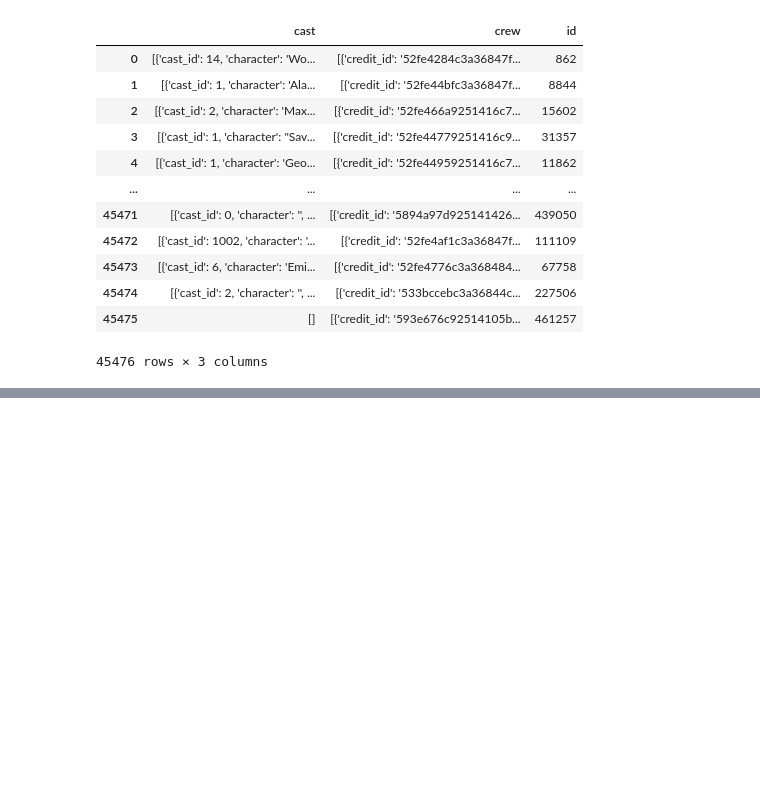
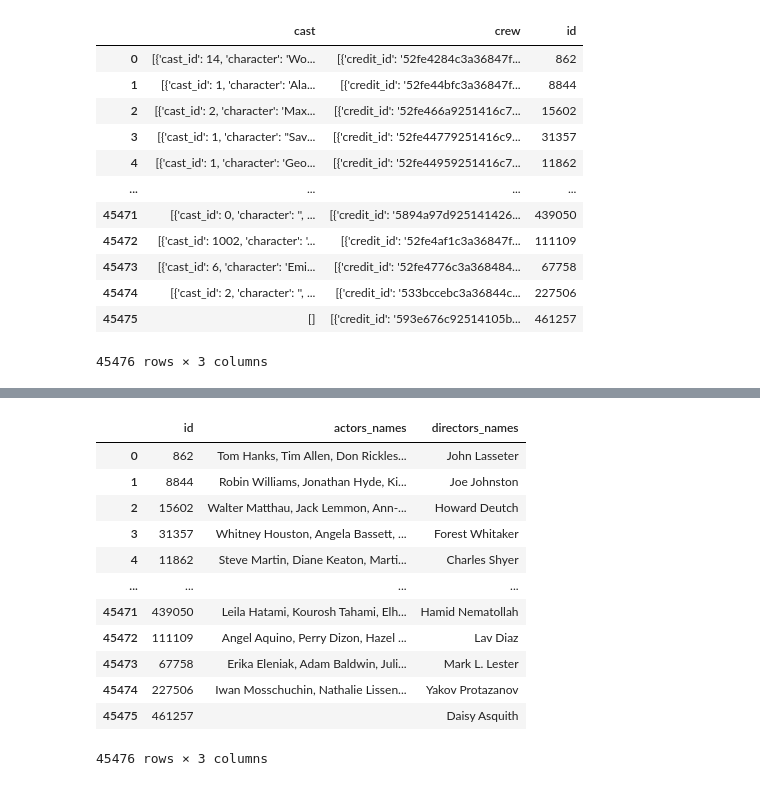
Before and after one commit to JulietaTrimarchi/primer-proyecto, a Jupyter notebook: ETL.ipynb, the cells around one changed output, grey strips where cells are left out. Saved outputs shown, nothing was run; the diff lists cells and outputs as text; code cells hidden in the pictures; blank space fills up the shorter version.

```diff
--- a/ETL.ipynb
+++ b/ETL.ipynb
@@ -463,0 +564,19 @@ dataset_credits
+# %%
+# Crearé una función con el fin de crear una columna que contenga sólo los nombres de actores asociados a cada película
+
+def extract_names(cast_list: list[dict[str, str]]) -> str:
+
+    """Extrae los nombres de actores de una lista de diccionarios y los une en una cadena.
+
+    Args:
+        cast_list (list[dict[str, str]]): Lista de diccionarios donde cada diccionario tiene información de cada actor de la película
+
+    Returns:
+        str: Cadena de texto con los nombres de los actores separados por comas. Si la lista está vacía o ningún diccionario contiene la clave 'name', se devuelve una cadena vacía.
+    """
+
+    return ', '.join(cast['name'] for cast in cast_list if 'name' in cast)
+
+data_credits['actors_names'] = data_credits['cast'].apply(extract_genre_names)
+
+print(data_credits['actors_names'])
@@ -463,0 +596,40 @@ dataset_credits
+# %%
+# Crearé una función con el fin de crear una columna que contenga sólo los nombres de los directores asociados a cada película
+
+def extract_names_directors(crew_list: list[dict[str, str]]) -> str:
+
+    """Extrae los nombres de directores de una lista de diccionarios y los une en una cadena.
+
+    Args:
+        crew_list (list[dict[str, str]]): Lista de diccionarios donde cada diccionario tiene información de cada miembro del equipo de la película
+
+    Returns:
+        str: Nombre del director. Si la lista está vacía o ningún diccionario contiene la clave 'Directing', se devuelve una cadena vacía.
+    """
+
+    # Filtra los diccionarios para obtener solo aquellos cuyo 'job' es 'Director'
+    directors = [crew['name'] for crew in crew_list if crew.get('job') == 'Director']
+    # Une los nombres de los directores en una sola cadena, separados por comas
+    return ', '.join(directors)
+
+data_credits['directors_names'] = data_credits['crew'].apply(extract_names_directors)
+print(data_credits['directors_names'])
+# %%
+# Voy a borrar las columnas cast y crew
+
+data_credits = data_credits.drop(columns=['cast', 'crew'])
+data_credits
+# %% [output]
+|  | id | actors_names | directors_names |
+| 0 | 862 | Tom Hanks, Tim Allen, Don Rickles... | John Lasseter |
+| 1 | 8844 | Robin Williams, Jonathan Hyde, Ki... | Joe Johnston |
+| 2 | 15602 | Walter Matthau, Jack Lemmon, Ann-... | Howard Deutch |
+| 3 | 31357 | Whitney Houston, Angela Bassett, ... | Forest Whitaker |
+| 4 | 11862 | Steve Martin, Diane Keaton, Marti... | Charles Shyer |
+| ... | ... | ... | ... |
+| 45471 | 439050 | Leila Hatami, Kourosh Tahami, Elh... | Hamid Nematollah |
+| 45472 | 111109 | Angel Aquino, Perry Dizon, Hazel ... | Lav Diaz |
+| 45473 | 67758 | Erika Eleniak, Adam Baldwin, Juli... | Mark L. Lester |
+| 45474 | 227506 | Iwan Mosschuchin, Nathalie Lissen... | Yakov Protazanov |
+| 45475 | 461257 |  | Daisy Asquith |
+45476 rows × 3 columns
```
Also changed, not shown: parts of 38 cells of this notebook.
